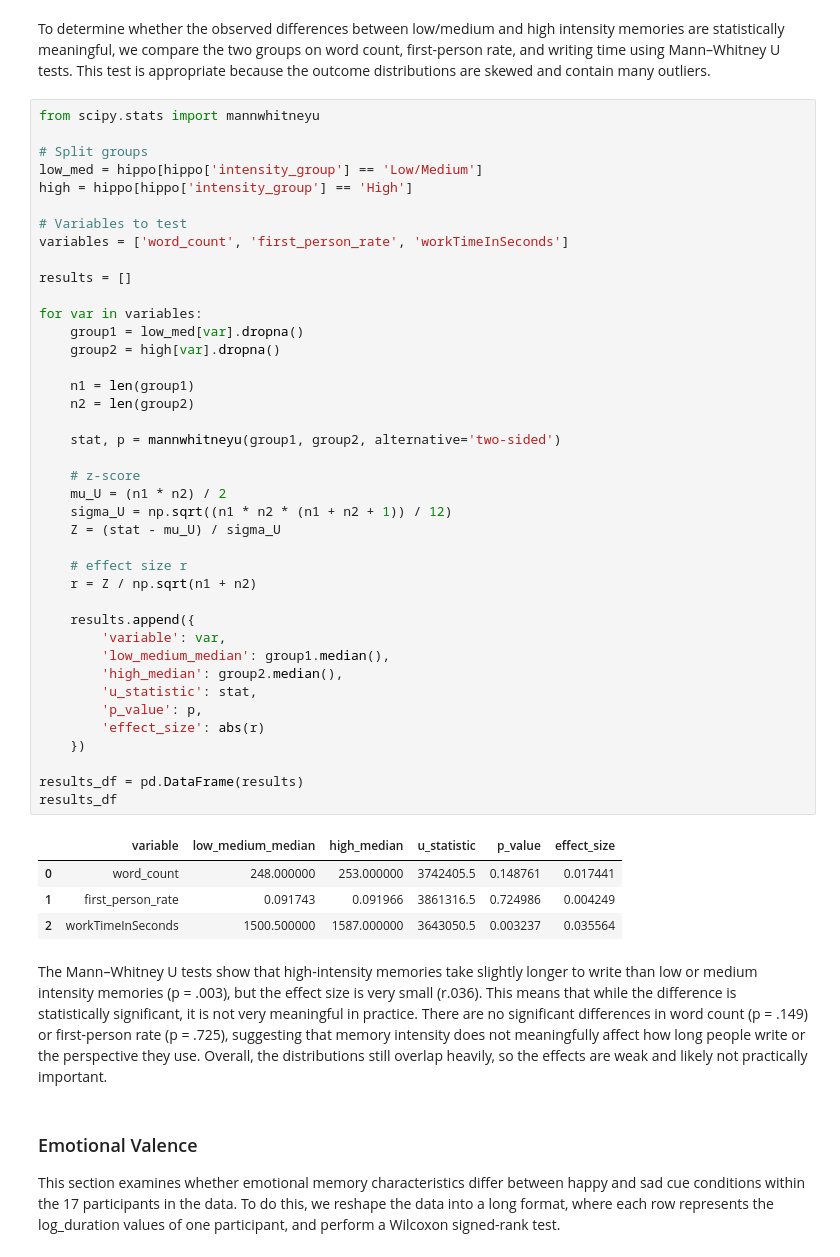
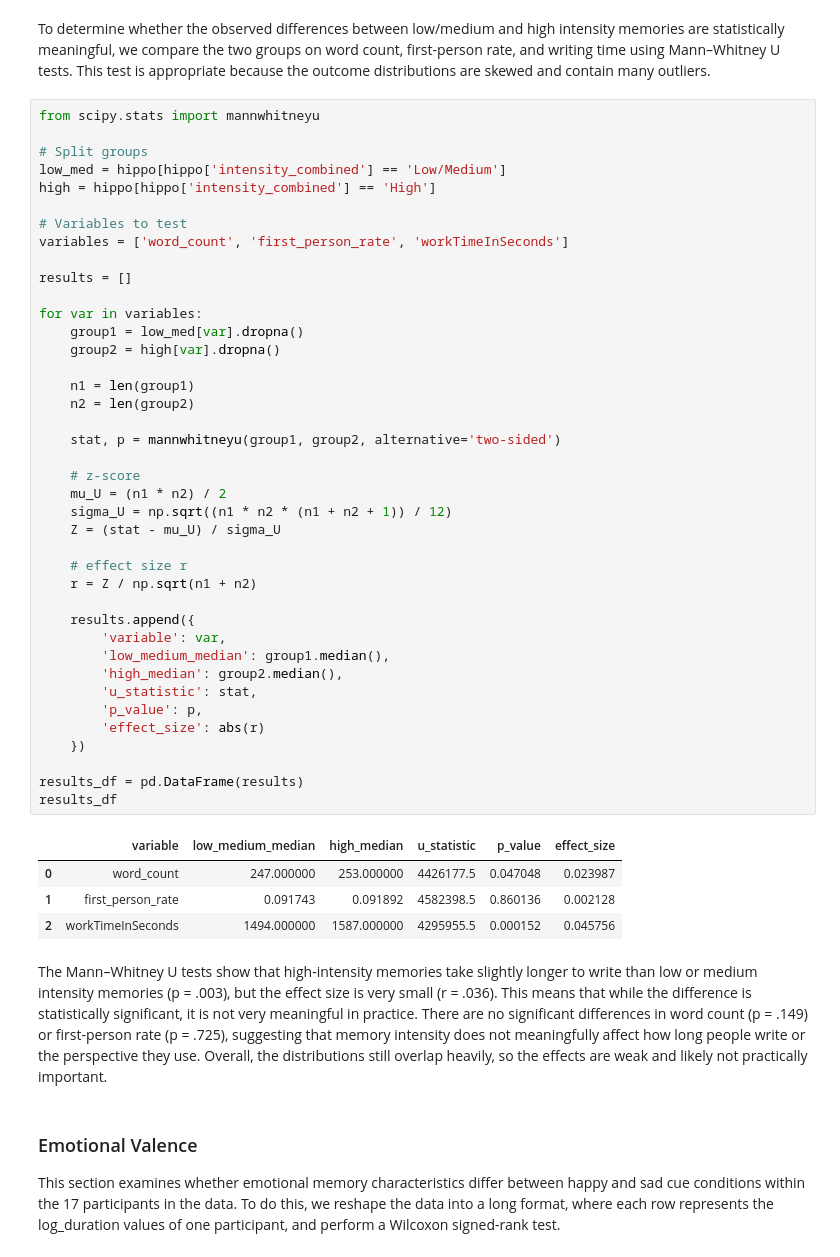
Before and after one commit to emw017/Group125_WI26, a Jupyter notebook: 03-FinalProject.ipynb, the cells around one changed output. Drawn from its saved outputs; the diff is of its cells as text.

```diff
--- a/03-FinalProject.ipynb
+++ b/03-FinalProject.ipynb
@@ -364,8 +364,8 @@ To determine whether the observed differences between low/medium and high intens
 from scipy.stats import mannwhitneyu
 
 # Split groups
-low_med = hippo[hippo['intensity_group'] == 'Low/Medium']
-high = hippo[hippo['intensity_group'] == 'High']
+low_med = hippo[hippo['intensity_combined'] == 'Low/Medium']
+high = hippo[hippo['intensity_combined'] == 'High']
 
 # Variables to test
 variables = ['word_count', 'first_person_rate', 'workTimeInSeconds']
@@ -375,38 +375,38 @@ results = []
 for var in variables:
     group1 = low_med[var].dropna()
     group2 = high[var].dropna()
 
     n1 = len(group1)
     n2 = len(group2)
 
     stat, p = mannwhitneyu(group1, group2, alternative='two-sided')
 
     # z-score
     mu_U = (n1 * n2) / 2
     sigma_U = np.sqrt((n1 * n2 * (n1 + n2 + 1)) / 12)
     Z = (stat - mu_U) / sigma_U
 
     # effect size r
     r = Z / np.sqrt(n1 + n2)
 
     results.append({
         'variable': var,
         'low_medium_median': group1.median(),
         'high_median': group2.median(),
         'u_statistic': stat,
         'p_value': p,
         'effect_size': abs(r)
     })
 
 results_df = pd.DataFrame(results)
 results_df
 # %% [output]
 |  | variable | low_medium_median | high_median | u_statistic | p_value | effect_size |
-| 0 | word_count | 248.000000 | 253.000000 | 3742405.5 | 0.148761 | 0.017441 |
-| 1 | first_person_rate | 0.091743 | 0.091966 | 3861316.5 | 0.724986 | 0.004249 |
-| 2 | workTimeInSeconds | 1500.500000 | 1587.000000 | 3643050.5 | 0.003237 | 0.035564 |
+| 0 | word_count | 247.000000 | 253.000000 | 4426177.5 | 0.047048 | 0.023987 |
+| 1 | first_person_rate | 0.091743 | 0.091892 | 4582398.5 | 0.860136 | 0.002128 |
+| 2 | workTimeInSeconds | 1494.000000 | 1587.000000 | 4295955.5 | 0.000152 | 0.045756 |
 # %% [markdown]
-The Mann–Whitney U tests show that high-intensity memories take slightly longer to write than low or medium intensity memories (p = .003), but the effect size is very small (r.036). This means that while the difference is statistically significant, it is not very meaningful in practice. There are no significant differences in word count (p = .149) or first-person rate (p = .725), suggesting that memory intensity does not meaningfully affect how long people write or the perspective they use. Overall, the distributions still overlap heavily, so the effects are weak and likely not practically important.
+The Mann–Whitney U tests show that high-intensity memories take slightly longer to write than low or medium intensity memories (p = .003), but the effect size is very small (r = .036). This means that while the difference is statistically significant, it is not very meaningful in practice. There are no significant differences in word count (p = .149) or first-person rate (p = .725), suggesting that memory intensity does not meaningfully affect how long people write or the perspective they use. Overall, the distributions still overlap heavily, so the effects are weak and likely not practically important.
 # %% [markdown]
 ### Emotional Valence
 
```
